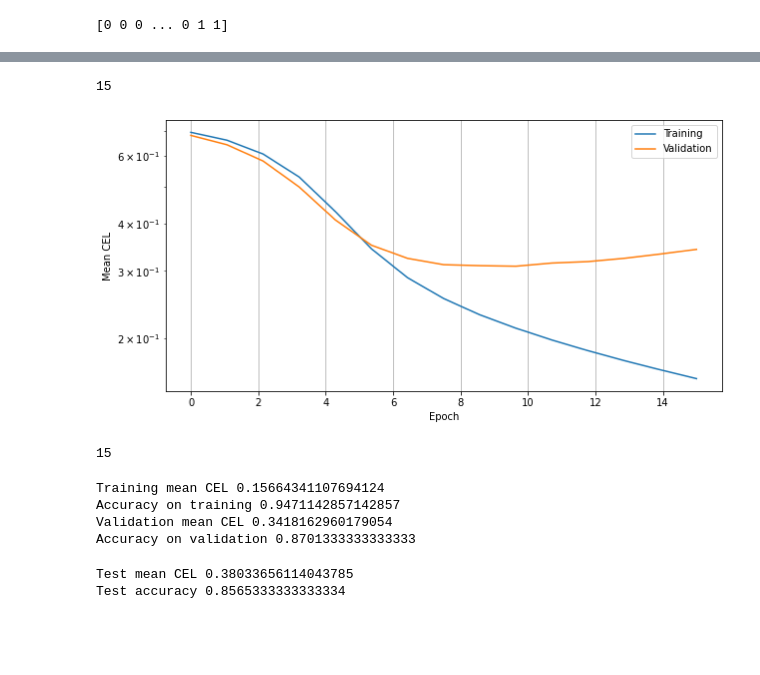
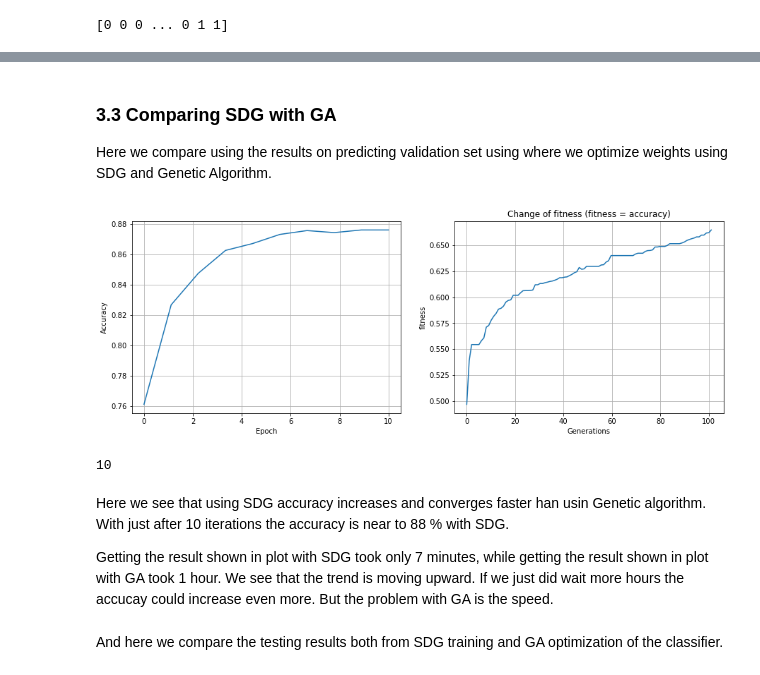
Before and after one commit to STProgrammer/GA-classification, a Jupyter notebook: GA-text-classification.ipynb, the cells around one changed output, grey strips where cells are left out. Cells and saved outputs as stored; diff of their text form; code cells hidden in the pictures; blank space fills up the shorter version.

```diff
--- a/GA-text-classification.ipynb
+++ b/GA-text-classification.ipynb
@@ -494,15 +496,23 @@ class TextPreprocessor():
         text = re.sub(r" wouldn't ", " would not ", text)
         text = re.sub(r" can't ", " cannot ", text)
         text = re.sub(r" couldn't ", " could not ", text)
+        text = re.sub(r" couldnt ", " could not ", text)
         text = re.sub(r" don't ", " do not ", text)
+        text = re.sub(r" dont ", " do not ", text)
         text = re.sub(r" didn't ", " did not ", text)
+        text = re.sub(r" didnt ", " did not ", text)
         text = re.sub(r" doesn't ", " does not ", text)
+        text = re.sub(r" doesnt ", " does not ", text)
         text = re.sub(r" isn't ", " is not ", text)
+        text = re.sub(r" isnt ", " is not ", text)
         text = re.sub(r" it's ", " it is ", text)
         text = re.sub(r" who's ", " who is ", text)
         text = re.sub(r" there's ", " there is ", text)
+        text = re.sub(r" theres ", " there is ", text)
         text = re.sub(r" weren't ", " were not ", text)
+        text = re.sub(r" werent ", " were not ", text)
         text = re.sub(r" wasn't ", " was not ", text)
+        text = re.sub(r" wasnt ", " was not ", text)
         text = re.sub(r" ok ", " okay ", text)
         text = re.sub(r" you're ", " you are ", text)
         text = re.sub(r" c'mon ", " come on ", text)
@@ -1743,7 +1764,7 @@ class GAEngine:
         for i in range(self.generations):
             self.assign_fitness()
             self.update_elite()
-            fits.append(self.elite[-1].fitness)
+            fits.append(self.elite[0].fitness)
 
             self.do_mutation(nr_of_mutation)
             self.update_elite()
@@ -1780,11 +1803,11 @@ classifier.set_hidden_nodes(len(vocab), 16, 8)
 
 ga = GAEngine(classifier)
 
-init_population = 40
-nr_of_generations = 20
+init_population = 100
+nr_of_generations = 100
 nr_of_mutation = 8
 nr_of_elites = 30
-elite_crossover_rate = 0.2
+elite_crossover_rate = 0.9
 
 ch, cels = ga.training_routine(init_population,
                                nr_of_generations,
@@ -1795,8 +1820,8 @@ ch, cels = ga.training_routine(init_population,
 # %%
 # Plotting increase of fitness in training
-x = np.linspace(0, len(cels), len(cels))
+x_ga = np.linspace(0, len(cels), len(cels))
 fig, ax = plt.subplots(1, 1)
-ax.plot(x, cels, label='fitness')
+ax.plot(x_ga, cels, label='fitness')
 
 plt.xlabel("Generations")
 plt.ylabel("fitness")
@@ -2003,44 +2000,38 @@ sgd_results, accuracies, sgd_results_valid, accuracies_valid = training(num_epoc
-# %%
-len(sgd_results)
-# %% [output]
-15
+# %% [markdown]
+### 3.3 Comparing SDG with GA
+Here we compare using the results on predicting validation set using where we optimize weights using SDG and Genetic Algorithm.
 # %%
 # Plotting the results
 x_axis = np.linspace(0, num_epochs, num_epochs)
 
-fig, ax = plt.subplots(figsize=(10,5))
-ax.plot(x_axis, sgd_results, label='Training')
-ax.plot(x_axis, sgd_results_valid, label='Validation')
-ax.set_ylabel("Mean CEL")
-ax.set_xlabel("Epoch")
-ax.grid()
+fig, ax = plt.subplots(1,2, figsize=(15,5))
+ax[0].plot(x_axis, accuracies_valid, label='SDG')
+ax[0].set_ylabel("Accuracy")
+ax[0].set_xlabel("Epoch")
 
-ax.set_yscale('log')
-#ax.set_xscale('log')
+ax[0].grid()
 
-plt.legend()
+ax[1].plot(x_ga, cels, label='Fitness (accuracy)')
+ax[1].set_ylabel("Accuracy")
+ax[1].set_xlabel("Generation")
+ax[1].grid()
+
+plt.xlabel("Generations")
+plt.ylabel("fitness")
+plt.title("Change of fitness (fitness = accuracy)")
+
 
 plt.show()
-len(sgd_results)
 # %% [output]
-[figure, old version]
+[figure, new version]
-15
+10
-# %%
-print("Training mean CEL", sgd_results[-1])
-print("Accuracy on training", accuracies[-1])
-print("Validation mean CEL", sgd_results_valid[-1])
-print("Accuracy on validation", accuracies_valid[-1])
-# %% [output]
-Training mean CEL 0.15664341107694124
-Accuracy on training 0.9471142857142857
-Validation mean CEL 0.3418162960179054
-Accuracy on validation 0.8701333333333333
+# %% [markdown]
+Here we see that using SDG accuracy increases and converges faster han usin Genetic algorithm. With just after 10 iterations the accuracy is near to 88 % with SDG.
+
+Getting the result shown in plot with SDG took only 7 minutes, while getting the result shown in plot with GA took 1 hour.
+We see that the trend is moving upward. If we just did wait more hours the accucay could increase even more. But the problem with GA is the speed.
+# %% [markdown]
+And here we compare the testing results both from SDG training and GA optimization of the classifier.
 # %%
 # Testing
-test_CEL, test_accuracy = testing(model, criterion, test_loader, len(vocab))
-
-print("Test mean CEL", test_CEL)
-print("Test accuracy", test_accuracy)
+cel_post_SGD, acc_post_SGD = testing(model, criterion, test_loader, len(vocab))
-# %% [output]
-Test mean CEL 0.38033656114043785
-Test accuracy 0.8565333333333334
```
Also changed, not shown: parts of 40 cells of this notebook, 1 other file.
